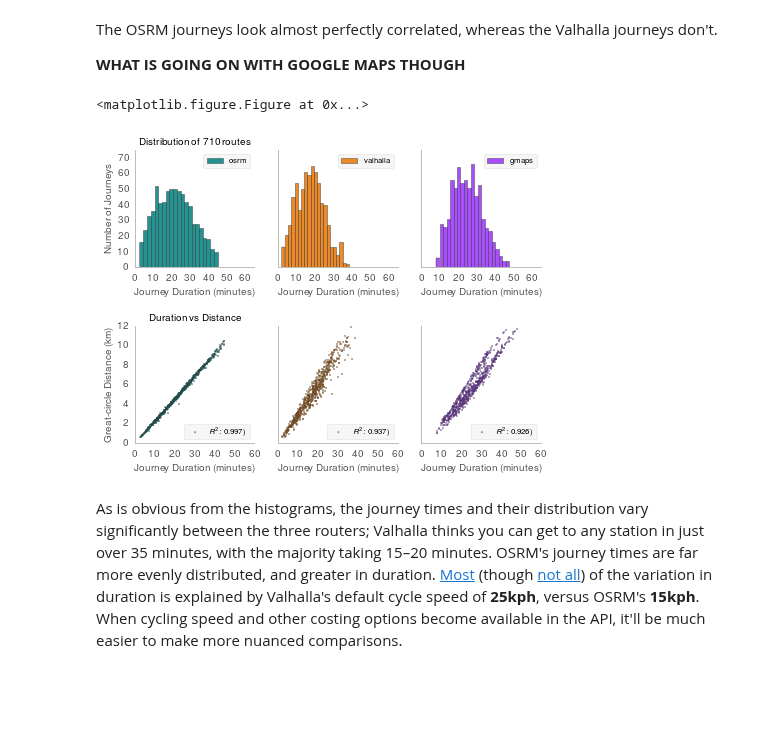
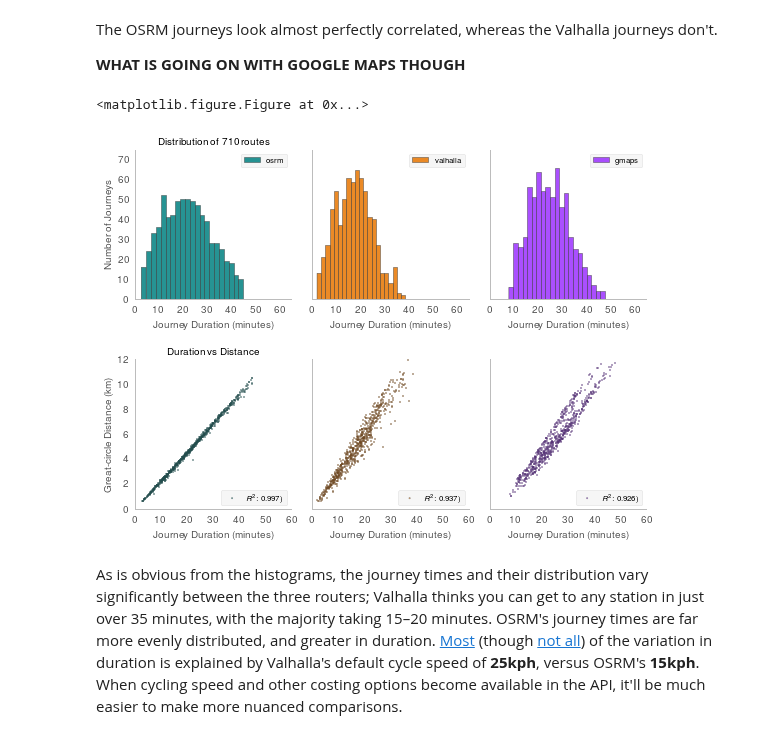
Before and after one commit to urschrei/router_comparison, a Jupyter notebook: OSRM_vs_Valhalla.ipynb, the cells around one changed output. Saved outputs shown, nothing was run; the diff lists cells and outputs as text; code cells hidden in the pictures; blank space fills up the shorter version.

Commit message:
Plotting new routes

```diff
--- a/OSRM_vs_Valhalla.ipynb
+++ b/OSRM_vs_Valhalla.ipynb
@@ -248,34 +248,36 @@ for idx, provider in enumerate(['osrm', 'valhalla', 'gmaps']):
     ax.spines['right'].set_visible(False)
     ax.set_axis_bgcolor('none')
     leg = ax.legend(
         [r'$R^2$: %0.3f)' % (regressions[idx].rsquared)],
         scatterpoints=1,
         loc='lower right',
         fontsize=8)
     leg.get_frame().set_alpha(0.5)
     ax.set_xlim(0, 60)
     ax.set_ylim(0, 12)
     if idx + 3 != 3:
         ax.set_yticklabels([])
         ax.set_ylabel('')
 
 axes[0].set_title('Distribution of %s routes' % len(routes), fontsize=10)
 axes[3].set_title('Duration vs Distance', fontsize=10)
 
 
 # Save etc
+plt.tight_layout()
+fig.set_size_inches(8, 6)
 plt.savefig(
     'combined.png',
     format="png",
     bbox_inches='tight',
     alpha=True,
     transparent=True,
     dpi=300)
 
 plt.show()
 # %% [output]
 <matplotlib.figure.Figure at 0x...>
-[figure, old version]
+[figure, new version]
 # %% [markdown]
 As is obvious from the histograms, the journey times and their distribution vary significantly between the three routers; Valhalla thinks you can get to any station in just over 35 minutes, with the majority taking 15–20 minutes. OSRM's journey times are far more evenly distributed, and greater in duration. [Most](https://twitter.com/mapzen/status/626080158890479620) (though [not all](https://twitter.com/mapzen/status/626083924192690176)) of the variation in duration is explained by Valhalla's default cycle speed of **25kph**, versus OSRM's **15kph**. When cycling speed and other costing options become available in the API, it'll be much easier to make more nuanced comparisons.
 # %% [markdown]
```
Also changed, not shown: parts of 2 cells of this notebook, 2 other files.
